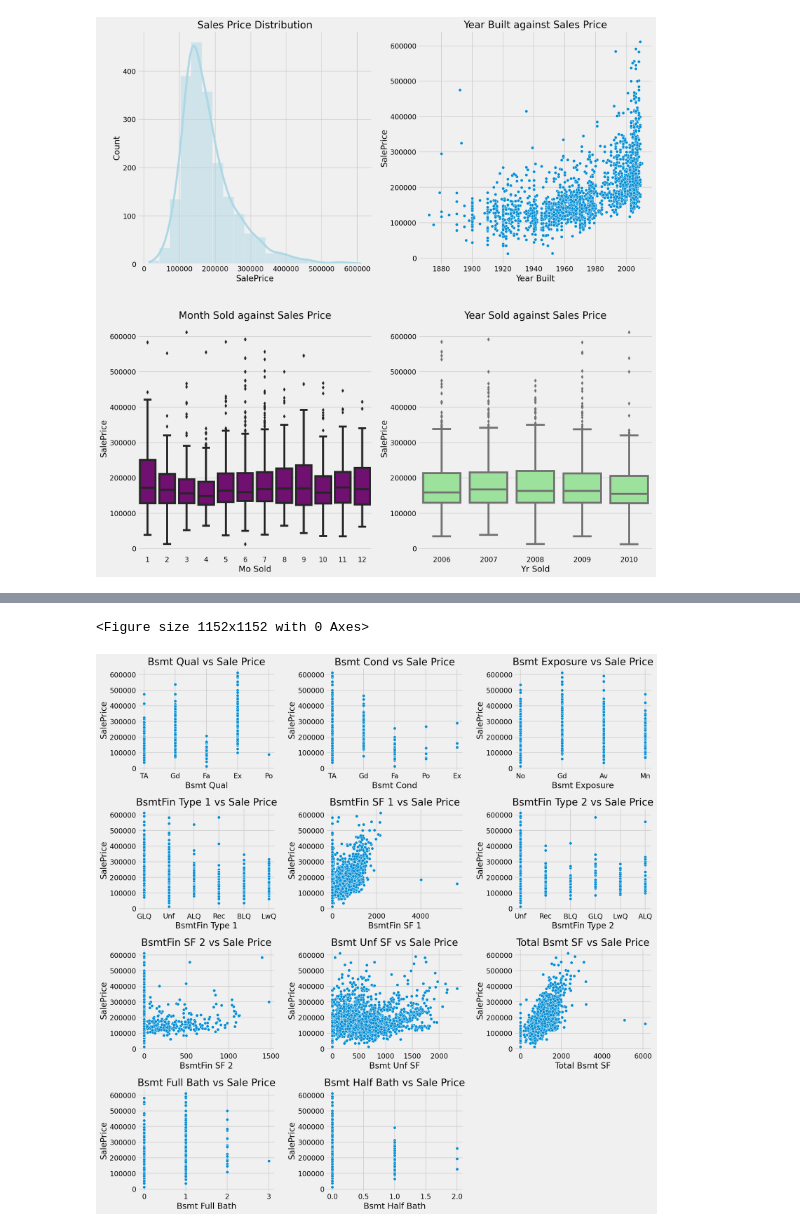
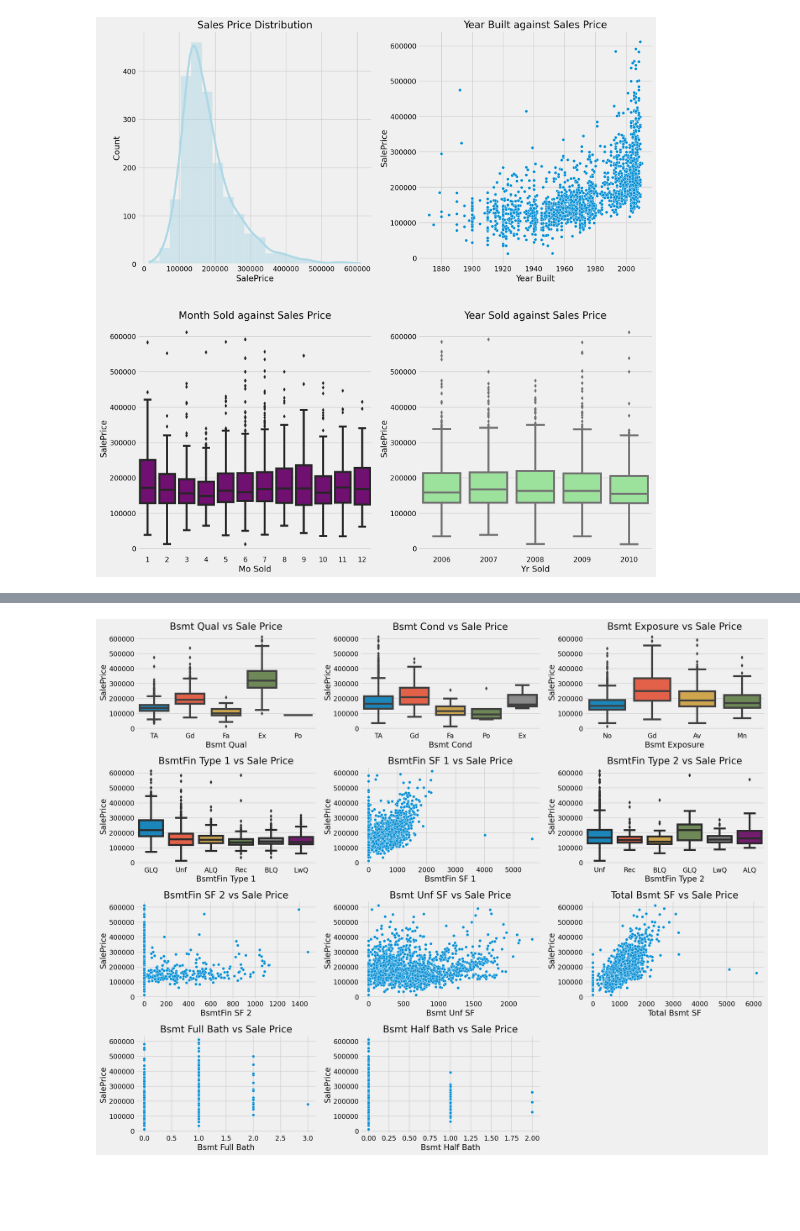
Before and after one commit to 86lekwenshiung/GA-Data-Science-Immersive-Projects, a Jupyter notebook: AMES Housing Price Prediction(P2)/AMES Housing Datasets.ipynb, the cells around one changed output, grey strips where cells are left out. Drawn from its saved outputs; the diff is of its cells as text; code cells hidden in the pictures; blank space fills up the shorter version.

```diff
--- a/AMES Housing Price Prediction(P2)/AMES Housing Datasets.ipynb
+++ b/AMES Housing Price Prediction(P2)/AMES Housing Datasets.ipynb
@@ -27,15 +25,25 @@ KeyError: 1
 # %%
-def visual_subplot(nrows , ncols , feature_list , df = df_train):
-    plt.figure(figsize = (16,16))
+def EDA_subplot(nrows , ncols , feature_list , df):
 
     for i in range(len(feature_list)):
         plt.subplot(nrows , ncols , i+1)
 
-        sns.scatterplot(data = df,
+        # If numeric data feature , plot scatter
+        if pd.api.types.is_numeric_dtype(df[feature_list[i]]):
+
+            sns.scatterplot(data = df,
+                            x = feature_list[i],
+                            y = 'SalePrice')
+            plt.title(f'{feature_list[i]} vs Sale Price')
+            plt.tight_layout()
+
+        # If non - numeric data feature , plot boxplot
+        else:
+            sns.boxplot(data = df,
                         x = feature_list[i],
                         y = 'SalePrice')
-        plt.title(f'{feature_list[i]} vs Sale Price')
-        plt.tight_layout()
+            plt.title(f'{feature_list[i]} vs Sale Price')
+            plt.tight_layout()
 # %% [markdown]
 # 1.0 Exploring Datasets
 ___
@@ -255,12 +253,11 @@ basement_list
 # %%
 basement_list = [bsmt for bsmt in df_train.columns if 'Bsmt' in bsmt]
 
-plt.figure(figsize = (16,16))
+plt.figure(figsize = (20,16))
 
-visual_subplot(4 , 3 , basement_list)
+EDA_subplot(4 , 3 , basement_list , df_train)
 # %% [output]
-<Figure size 1152x1152 with 0 Axes>
-[figure, old version]
+[figure, new version]
 # %% [markdown]
 ### 1.4c General Overview on Garage Features
 ___
```
Also changed, not shown: parts of 18 cells of this notebook.
